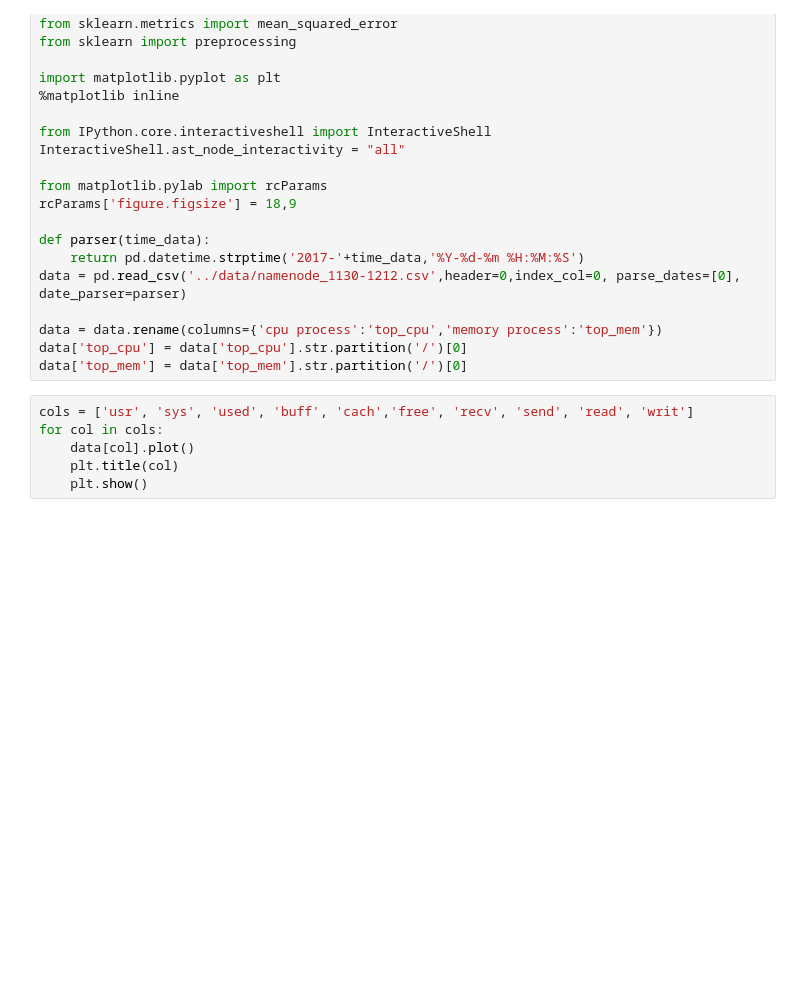
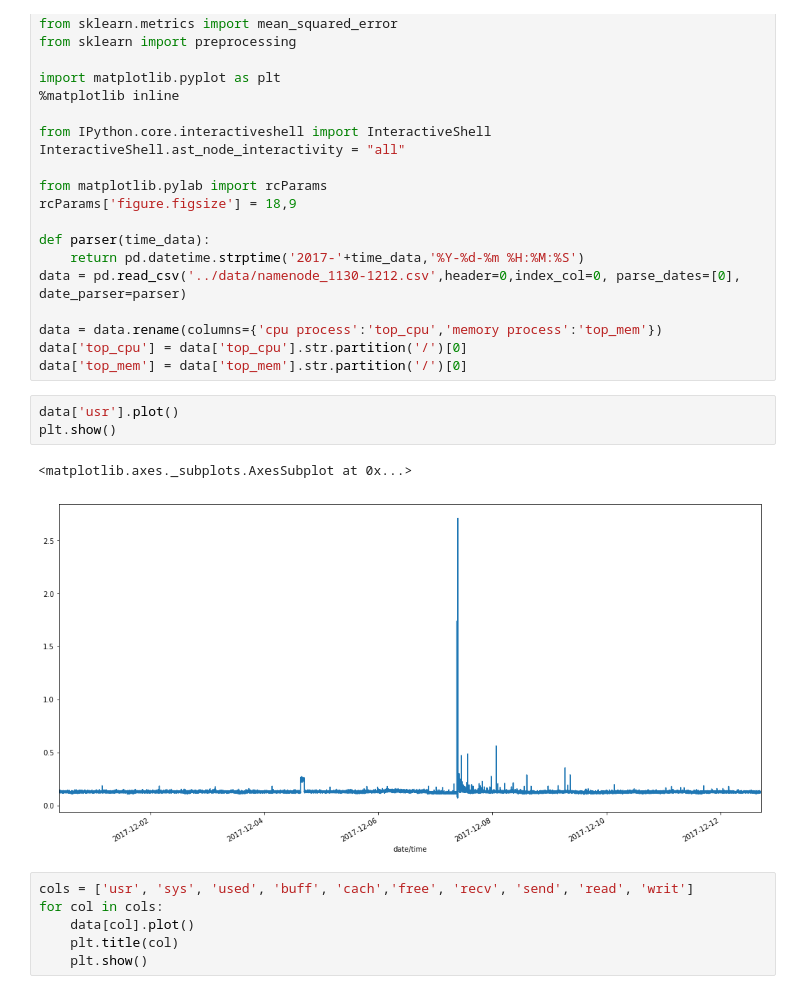
Before and after one commit to zhiyedan/cmserver-jupyter, a Jupyter notebook: timeSeries/cm_monitor_analy/analysis/ARIMA-namenode-1212.ipynb, the cells around one changed output. Saved outputs shown, nothing was run; the diff lists cells and outputs as text; blank space fills up the shorter version.

```diff
--- a/timeSeries/cm_monitor_analy/analysis/ARIMA-namenode-1212.ipynb
+++ b/timeSeries/cm_monitor_analy/analysis/ARIMA-namenode-1212.ipynb
@@ -30,6 +30,12 @@ data = pd.read_csv('../data/namenode_1130-1212.csv',header=0,index_col=0, parse_
 data = data.rename(columns={'cpu process':'top_cpu','memory process':'top_mem'})
 data['top_cpu'] = data['top_cpu'].str.partition('/')[0]
 data['top_mem'] = data['top_mem'].str.partition('/')[0]
+# %%
+data['usr'].plot()
+plt.show()
+# %% [output]
+<matplotlib.axes._subplots.AxesSubplot at 0x...>
+[figure, added]
 # %%
 cols = ['usr', 'sys', 'used', 'buff', 'cach','free', 'recv', 'send', 'read', 'writ']
 for col in cols:
```
Also changed, not shown: 3 other files.
